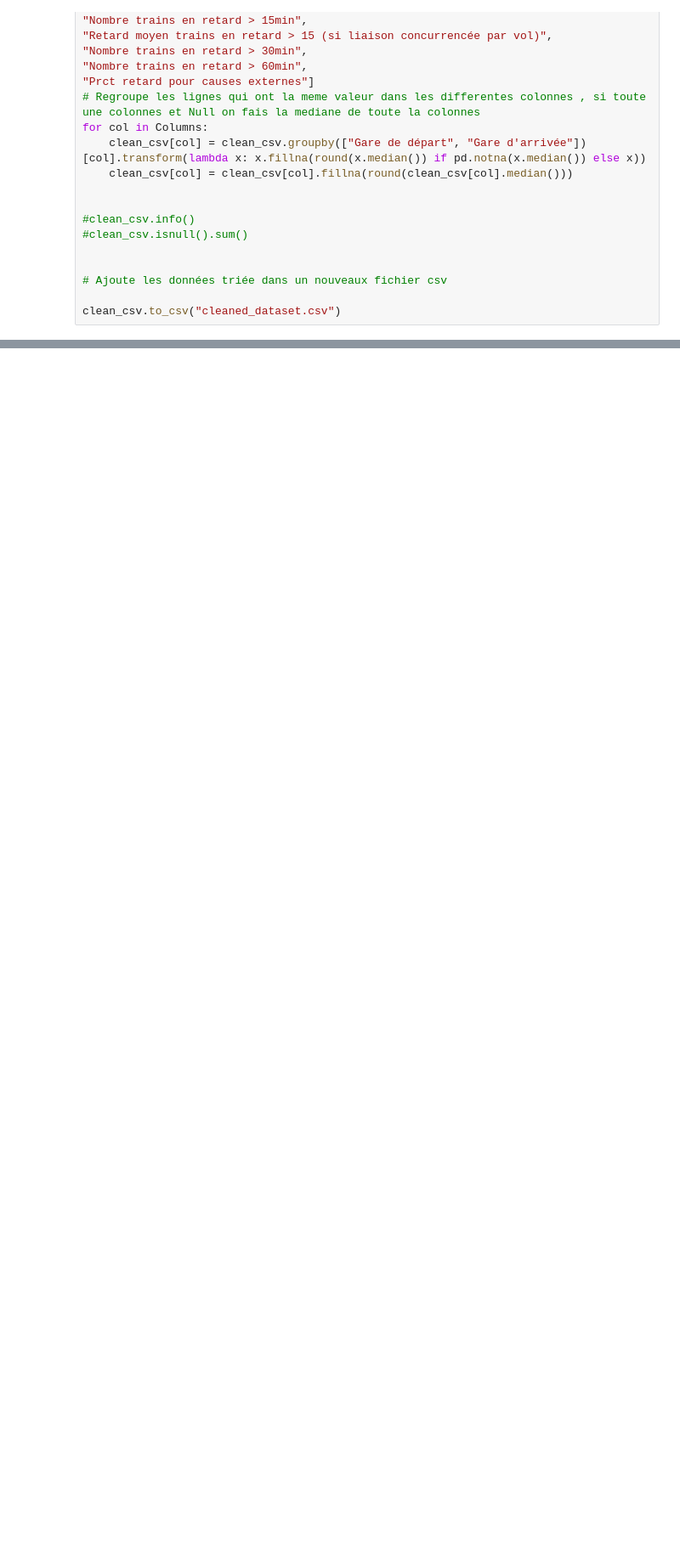
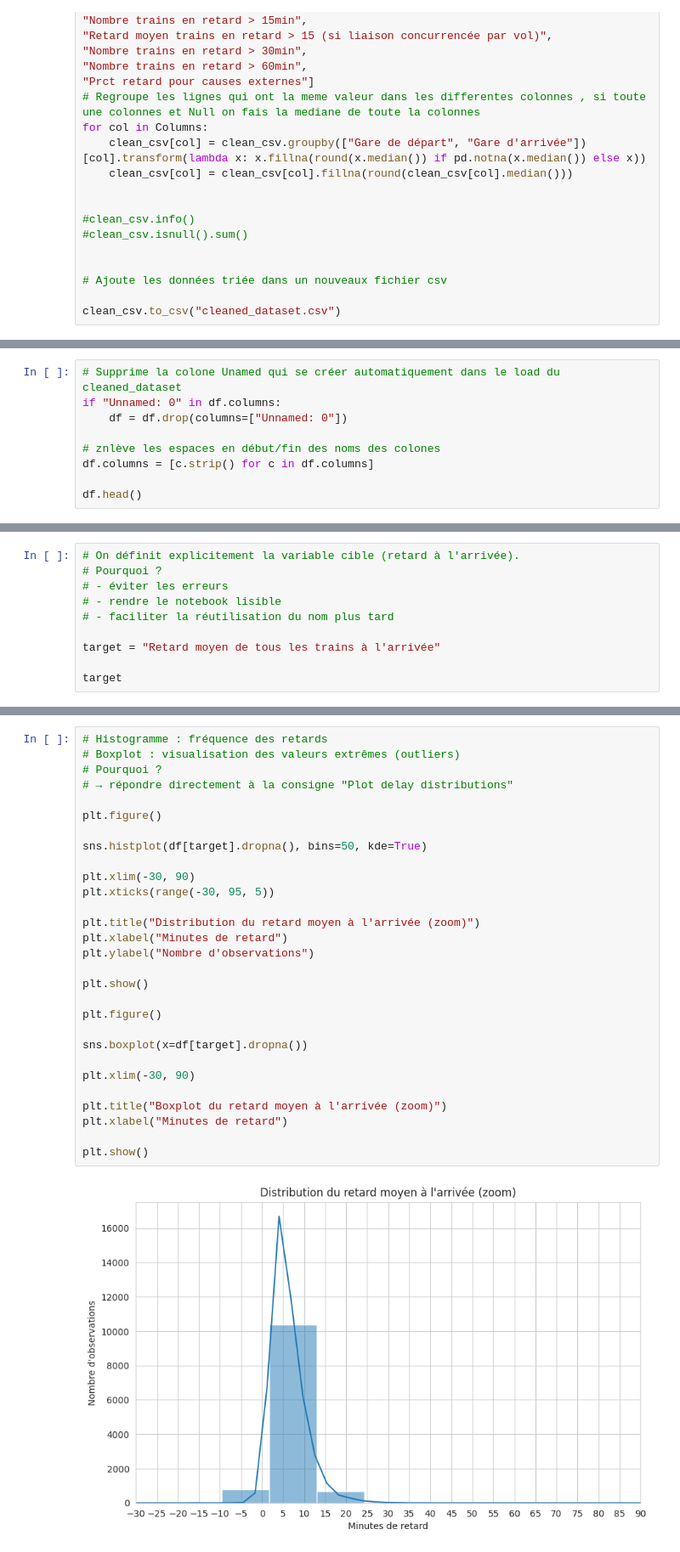
Before and after one commit to AZ044/Tardis, a Jupyter notebook: tardis_eda.ipynb, the cells around one changed output, grey strips where cells are left out. Shown at 85% size. Saved outputs shown, nothing was run; the diff lists cells and outputs as text; blank space fills up the shorter version.

```diff
--- a/tardis_eda.ipynb
+++ b/tardis_eda.ipynb
@@ -84,0 +110,9 @@ clean_csv.to_csv("cleaned_dataset.csv")
+# %%
+# Supprime la colone Unamed qui se créer automatiquement dans le load du cleaned_dataset
+if "Unnamed: 0" in df.columns:
+    df = df.drop(columns=["Unnamed: 0"])
+
+# znlève les espaces en début/fin des noms des colones
+df.columns = [c.strip() for c in df.columns]
+
+df.head()
@@ -84,0 +199,10 @@ clean_csv.to_csv("cleaned_dataset.csv")
+# %%
+# On définit explicitement la variable cible (retard à l'arrivée).
+# Pourquoi ?
+# - éviter les erreurs
+# - rendre le notebook lisible
+# - faciliter la réutilisation du nom plus tard
+
+target = "Retard moyen de tous les trains à l'arrivée"
+
+target
@@ -84,0 +226,31 @@ clean_csv.to_csv("cleaned_dataset.csv")
+# %%
+# Histogramme : fréquence des retards
+# Boxplot : visualisation des valeurs extrêmes (outliers)
+# Pourquoi ?
+# → répondre directement à la consigne "Plot delay distributions"
+
+plt.figure()
+
+sns.histplot(df[target].dropna(), bins=50, kde=True)
+
+plt.xlim(-30, 90)
+plt.xticks(range(-30, 95, 5))
+
+plt.title("Distribution du retard moyen à l'arrivée (zoom)")
+plt.xlabel("Minutes de retard")
+plt.ylabel("Nombre d'observations")
+
+plt.show()
+
+plt.figure()
+
+sns.boxplot(x=df[target].dropna())
+
+plt.xlim(-30, 90)
+
+plt.title("Boxplot du retard moyen à l'arrivée (zoom)")
+plt.xlabel("Minutes de retard")
+
+plt.show()
+# %% [output]
+[figure, added]
```
Also changed, not shown: parts of 33 cells of this notebook.
